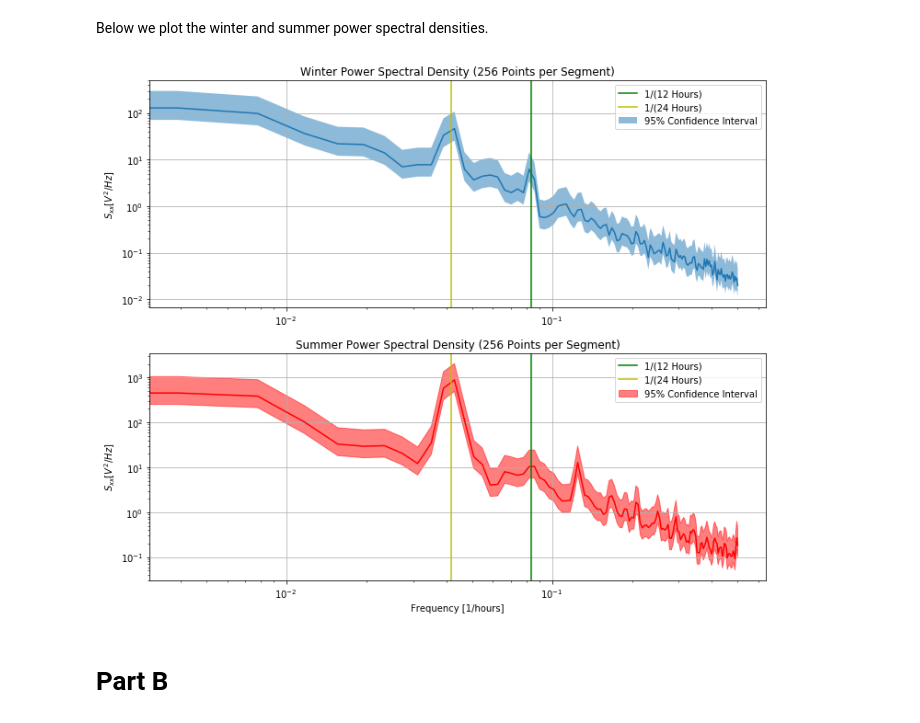
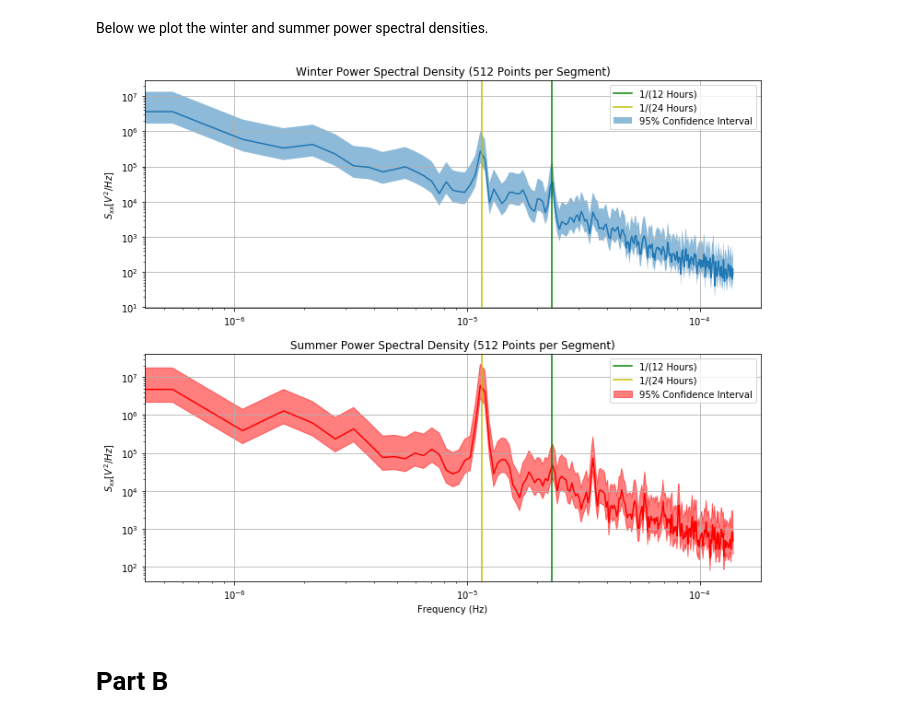
Before and after one commit to lukepolson/School, a Jupyter notebook: Phys 411/Assignment 4/Question 1.ipynb, the cells around one changed output. Saved outputs shown, nothing was run; the diff lists cells and outputs as text; code cells hidden in the pictures.

```diff
--- a/Phys 411/Assignment 4/Question 1.ipynb
+++ b/Phys 411/Assignment 4/Question 1.ipynb
@@ -99,10 +130,10 @@ summer_data = df[(df.index>summer_start) & (df.index<summer_end)]
 Get the signal using scipy's welch method value. Here we use a hanning window with a 50% overlap.
 # %%
 NT = len(winter_data)
-N = 2**8
+N = 2**9
 
 x1 = winter_data.values - np.mean(winter_data.values)
-f1, X1 = sp.signal.welch(x1, fs=1, window='hanning', nperseg=N, noverlap = N /2)
+f1, X1 = sp.signal.welch(x1, fs=1/3600, window='hanning', nperseg=N, detrend=False, noverlap = N / 2)
 # %% [markdown]
 Get the uncertainties using the fact that 95%CI = $[S_{min}, S_{max}]$ where
 
@@ -119,10 +150,10 @@ X1min = X1*dof/inter[1]; X1max = X1*dof/inter[0]
 ## Summer Data
 # %%
 NT = len(summer_data)
-N = 2**8
+N = 2**9
 
 x2 = summer_data.values - np.mean(summer_data.values)
-f2, X2 = sp.signal.welch(x2, fs=1, window='hanning', nperseg=N, noverlap = N / 2)
+f2, X2 = sp.signal.welch(x2, fs=1/3600, window='hanning', nperseg=N, detrend=False, noverlap = N / 2)
 # %%
 dof = 2*np.floor(NT/N)
 a = 0.05 # 95% confidence
@@ -136,34 +167,34 @@ Below we plot the winter and summer power spectral densities.
 # %%
 fig, axes = plt.subplots(2, 1, figsize=(12,10))
 axes[0].loglog(f1,X1)
-axes[0].set_title('Winter Power Spectral Density (256 Points per Segment)')
+axes[0].set_title('Winter Power Spectral Density (512 Points per Segment)')
 axes[0].set_ylabel('$S_{xx}[V^2/Hz]$')
 
 axes[0].fill_between(f1, X1min, X1max, alpha=0.5, label='95% Confidence Interval') #Used for Uncertainties
 
 axes[1].loglog(f2,X2,color='r')
-axes[1].set_title('Summer Power Spectral Density (256 Points per Segment)')
+axes[1].set_title('Summer Power Spectral Density (512 Points per Segment)')
 axes[1].set_ylabel('$S_{xx}[V^2/Hz]$')
 
 axes[1].fill_between(f2, X2min, X2max, alpha=0.5,
                      color='r', label='95% Confidence Interval') #Used for Uncertainties
-axes[1].set_xlabel('Frequency [1/hours]')
+axes[1].set_xlabel('Frequency (Hz)')
 
 axes[0].grid()
 axes[1].grid()
 
-axes[0].axvline(1/12, color='g', label='1/(12 Hours)')
-axes[0].axvline(1/24, color='y', label='1/(24 Hours)')
+axes[0].axvline(1/(3600*12), color='g', label='1/(12 Hours)')
+axes[0].axvline(1/(3600*24), color='y', label='1/(24 Hours)')
 
-axes[1].axvline(1/12, color='g', label='1/(12 Hours)')
-axes[1].axvline(1/24, color='y', label='1/(24 Hours)')
+axes[1].axvline(1/(3600*12), color='g', label='1/(12 Hours)')
+axes[1].axvline(1/(3600*24), color='y', label='1/(24 Hours)')
 
 axes[0].legend()
 axes[1].legend()
 
 plt.show()
 # %% [output]
-[figure, old version]
+[figure, new version]
 # %% [markdown]
 # Part B
 # %% [markdown]
```
Also changed, not shown: parts of 39 cells of this notebook, 6 other files.
